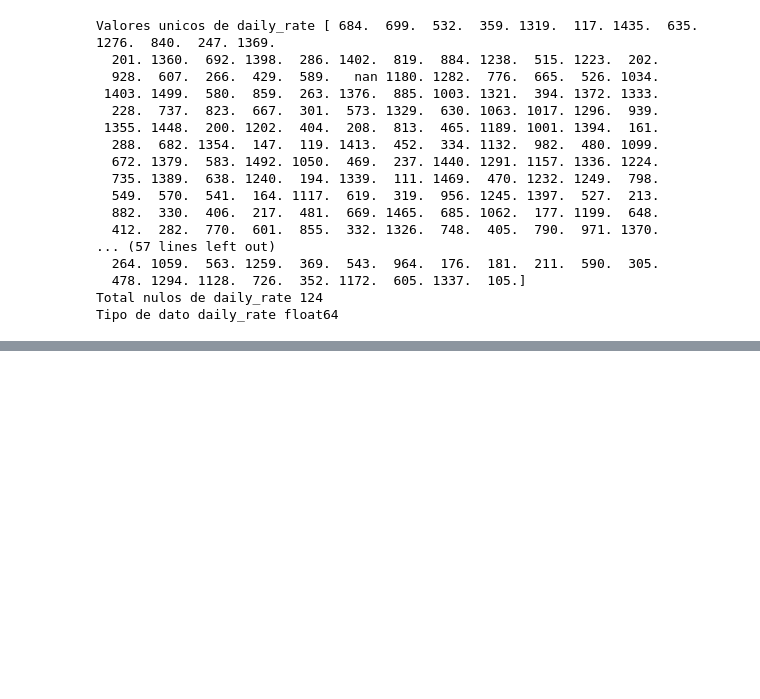
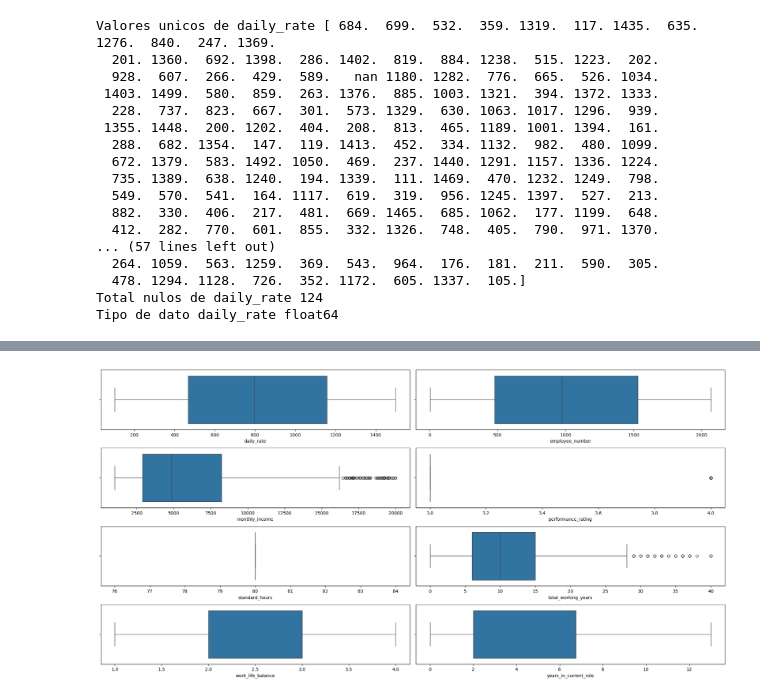
Before and after one commit to Paulamc1695/proyecto_da_promo_J_modulo_3, a Jupyter notebook: Andrea_Fase_2_Transformacion_Datos.ipynb, the cells around one changed output, grey strips where cells are left out. Drawn from its saved outputs; the diff is of its cells as text; code cells hidden in the pictures; blank space fills up the shorter version.

Commit message:
imputacion daily rate, analisis standard hours, identificacion nulos numericos

```diff
--- a/Andrea_Fase_2_Transformacion_Datos.ipynb
+++ b/Andrea_Fase_2_Transformacion_Datos.ipynb
@@ -620,0 +367,17 @@ dtype: int64
+# %%
+num_con_valores=["daily_rate", 'employee_number', 'monthly_income',
+       'performance_rating', 'standard_hours', 'total_working_years',
+       'work_life_balance', 'years_in_current_role']
+# %%
+#Valores atipicos o outliers
+
+fig, axes = plt.subplots(nrows = 4, ncols = 2, figsize = (20,10))
+
+axes = axes.flat
+
+for indice, col in enumerate(num_con_valores):
+    sns.boxplot(x = col, data =df_transformacion_copy1, ax = axes[indice])
+
+plt.tight_layout();
+# %% [output]
+[figure, added]
```
Also changed, not shown: parts of 36 cells of this notebook.
